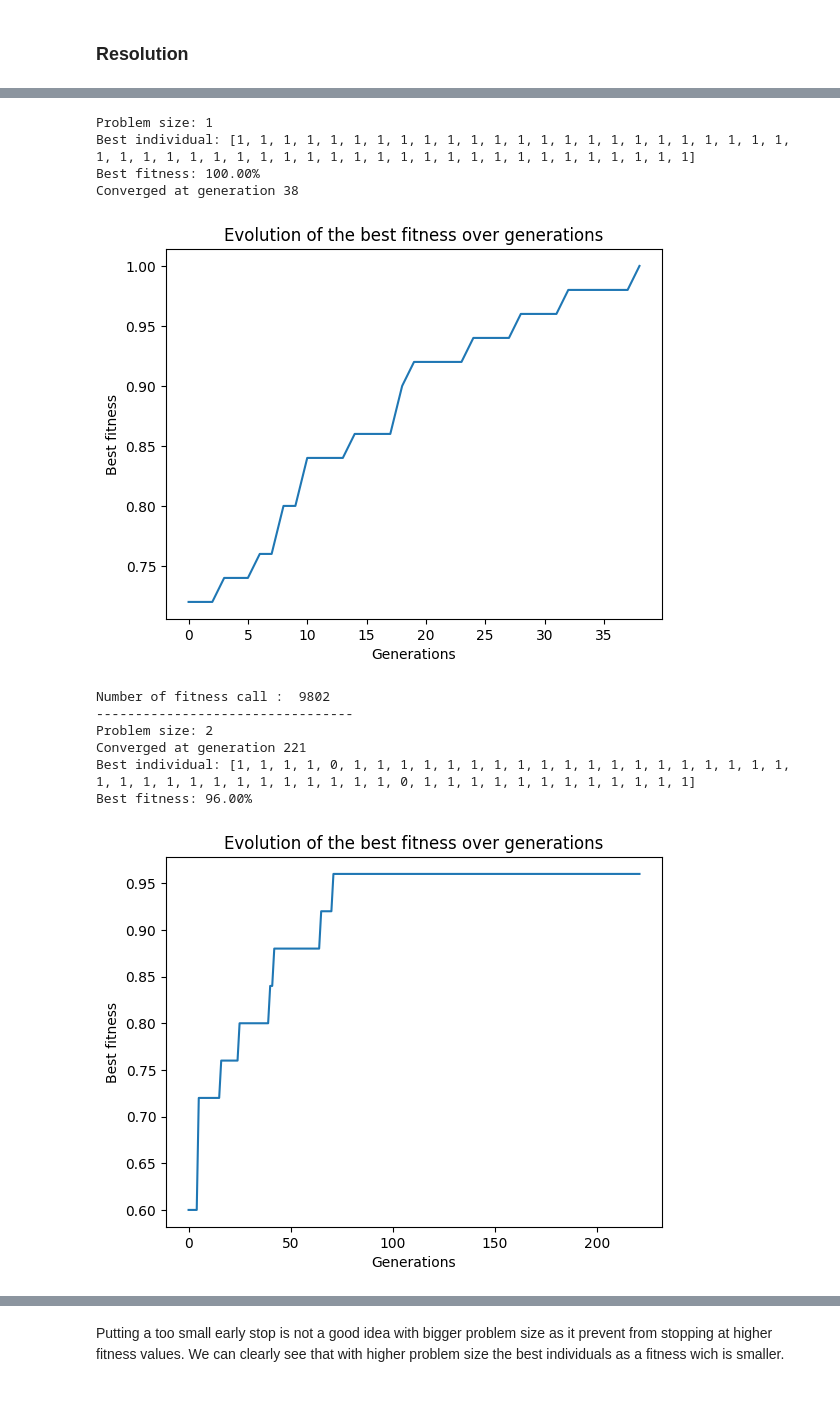
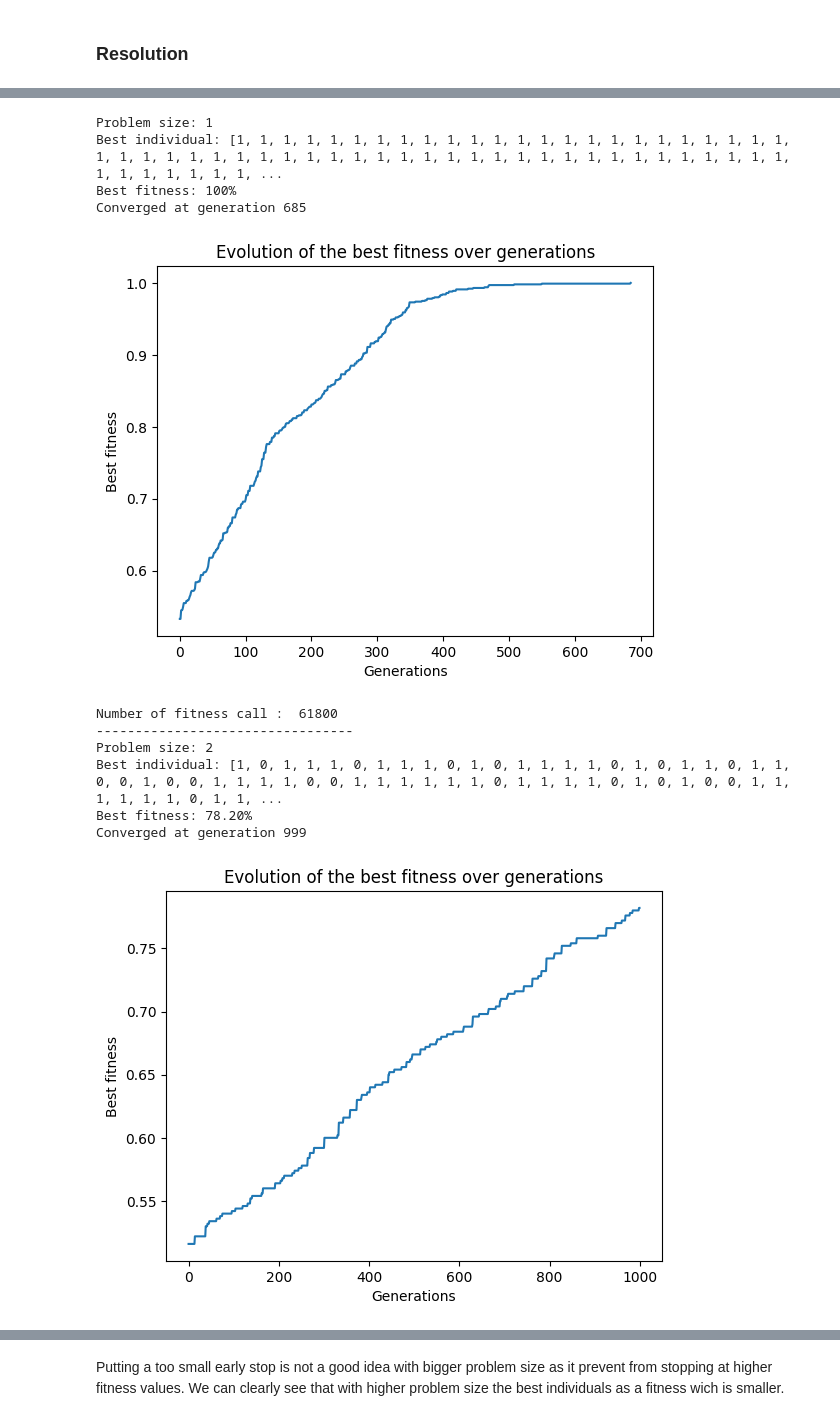
Before and after one commit to RoxaneGoffinet/Computational-Intelligence, a Jupyter notebook: Lab3/lab9.ipynb, the cells around one changed output, grey strips where cells are left out. Saved outputs shown, nothing was run; the diff lists cells and outputs as text; code cells hidden in the pictures.

```diff
--- a/Lab3/lab9.ipynb
+++ b/Lab3/lab9.ipynb
@@ -54,0 +45,5 @@ def parent_selection(population):
+# %%
+def selection(population, fitnesses, fitness):
+    """ This function is selecting individual from the population with probability their fitness ."""
+    ind = choices(population, weights=fitnesses, k=1)[0]
+    return ind
@@ -116,16 +121,20 @@ I have tried various combinaisons of these parameters and those shown seems to b
 # %% [markdown]
 ### Definition of the function of evolution
 # %%
-def evolution(population,early_stop = 10):
+def evolution(population, fitness, early_stop = 10, select = 1):
+    if select == 1:
+        select = selection
+    else:
+        select = selection2
     stop = 0
     best_fit = float("-inf")
     list_fit = []
-
+    fitnesses = [fitness(i) for i in population]
     for generation in range(NUM_GENERATIONS):
         descendants = []
 
         for _ in range(DESCENDANTS_SIZE):
-            p1 = parent_selection(population)
+            p1 = select(population, fitnesses, fitness)
             if random() < MUTATION_RATE:
                 p1 = mutation(p1)
             elif random() < SWAP_RATE:
@@ -136,24 +145,30 @@ def evolution(population,early_stop = 10):
                 p1 = p1
 
 
-            p2 = parent_selection(population)
-            if random() < DOUBLE_CROSSOVER_RATE:
+            if random() < CROSSOVER_RATE:
+                p2 = select(population, fitnesses, fitness)
+                d = xover(p1, p2)
+            elif random() < DOUBLE_CROSSOVER_RATE:
+                p2 = select(population, fitnesses, fitness)
                 d = double_xover(p1, p2)
             else:
-                d = xover(p1, p2)
+                d = p1
 
             descendants.append(d)
 
 
         new_population = population + descendants
-
-        new_population.sort(key=lambda i: fitness(i), reverse=True)
+        fitnesses = [fitness(i) for i in new_population]
+        combined = list(zip(new_population, fitnesses))
+        sorted_combined = sorted(combined, key=lambda x: x[1], reverse=True)
+        new_population = [elem[0] for elem in sorted_combined]
         population = new_population[:POP_SIZE]
-
+        fitnesses = [elem[1] for elem in sorted_combined]
+        fitnesses = fitnesses[:POP_SIZE]
         best_indiv = population[0]
 
-        if fitness(best_indiv) > best_fit:
-            best_fit = fitness(best_indiv)
+        if fitnesses[0] > best_fit:
+            best_fit = fitnesses[0]
             stop = 0
 
         else:
@@ -163,17 +178,17 @@ def evolution(population,early_stop = 10):
 
         if best_fit == 1:
             print(f"Best individual: {best_indiv}")
-            print(f"Best fitness: {fitness(best_indiv):.2%}")
+            print(f"Best fitness: 100%")
             print(f"Converged at generation {generation}")
             break
         if stop >= early_stop:
             print(f"Converged at generation {generation}")
             print(f"Best individual: {best_indiv}")
-            print(f"Best fitness: {fitness(best_indiv):.2%}")
+            print(f"Best fitness: {fitnesses[0]:.2%}")
             break
         if generation == NUM_GENERATIONS - 1:
             print(f"Best individual: {best_indiv}")
-            print(f"Best fitness: {fitness(best_indiv):.2%}")
+            print(f"Best fitness: {fitnesses[0]:.2%}")
             print(f"Converged at generation {generation}")
 
     plt.plot(range(0, generation + 1), list_fit)
@@ -212,20 +227,20 @@ fitness = lab9_lib.make_problem(2)
 # %%
 for pb_size in PROBLEM_SIZE:
     print(f"Problem size: {pb_size}")
     fitness = lab9_lib.make_problem(pb_size)
-    evolution(population, early_stop=150)
+    evolution(population, fitness, early_stop=200)
     print("Number of fitness call : ", fitness.calls)
     print("---------------------------------")
 # %% [output]
 Problem size: 1
-Best individual: [1, 1, 1, 1, 1, 1, 1, 1, 1, 1, 1, 1, 1, 1, 1, 1, 1, 1, 1, 1, 1, 1, 1, 1, 1, 1, 1, 1, 1, 1, 1, 1, 1, 1, 1, 1, 1, 1, 1, 1, 1, 1, 1, 1, 1, 1, 1, 1, 1, 1]
-Best fitness: 100.00%
-Converged at generation 38
+Best individual: [1, 1, 1, 1, 1, 1, 1, 1, 1, 1, 1, 1, 1, 1, 1, 1, 1, 1, 1, 1, 1, 1, 1, 1, 1, 1, 1, 1, 1, 1, 1, 1, 1, 1, 1, 1, 1, 1, 1, 1, 1, 1, 1, 1, 1, 1, 1, 1, 1, 1, 1, 1, 1, 1, 1, 1, 1, 1, 1, 1, 1, ...
+Best fitness: 100%
+Converged at generation 685
-[figure, old version]
+[figure, new version]
-Number of fitness call :  9802
+Number of fitness call :  61800
 ---------------------------------
 Problem size: 2
-Converged at generation 221
-Best individual: [1, 1, 1, 1, 0, 1, 1, 1, 1, 1, 1, 1, 1, 1, 1, 1, 1, 1, 1, 1, 1, 1, 1, 1, 1, 1, 1, 1, 1, 1, 1, 1, 1, 1, 1, 1, 1, 0, 1, 1, 1, 1, 1, 1, 1, 1, 1, 1, 1, 1]
-Best fitness: 96.00%
+Best individual: [1, 0, 1, 1, 1, 0, 1, 1, 1, 0, 1, 0, 1, 1, 1, 1, 0, 1, 0, 1, 1, 0, 1, 1, 0, 0, 1, 0, 0, 1, 1, 1, 1, 0, 0, 1, 1, 1, 1, 1, 1, 0, 1, 1, 1, 1, 0, 1, 0, 1, 0, 0, 1, 1, 1, 1, 1, 1, 0, 1, 1, ...
+Best fitness: 78.20%
+Converged at generation 999
-[figure, old version]
+[figure, new version]
```
Also changed, not shown: parts of 10 cells of this notebook.
